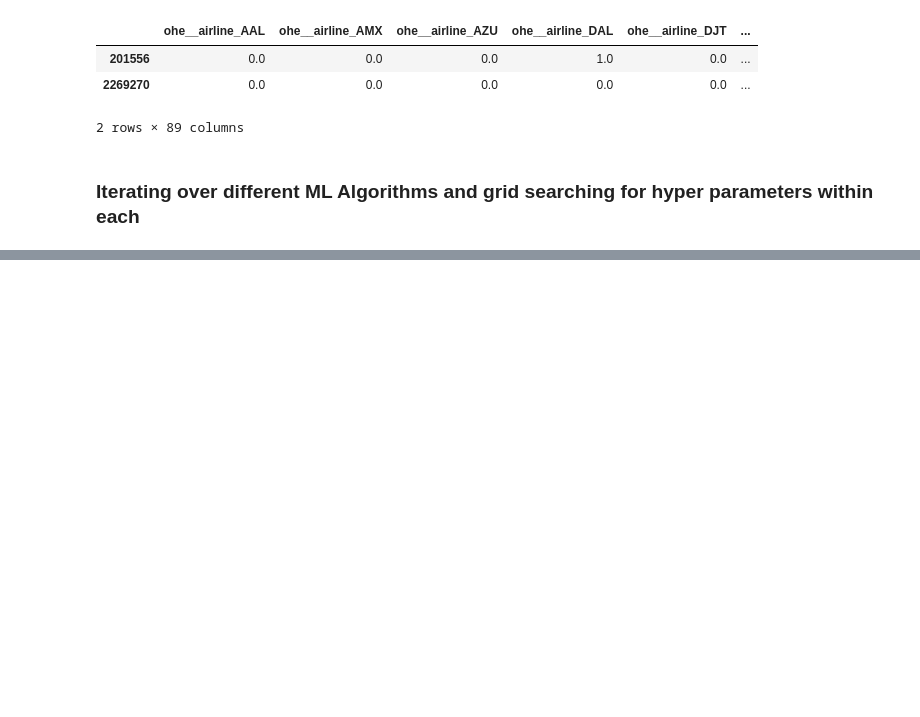
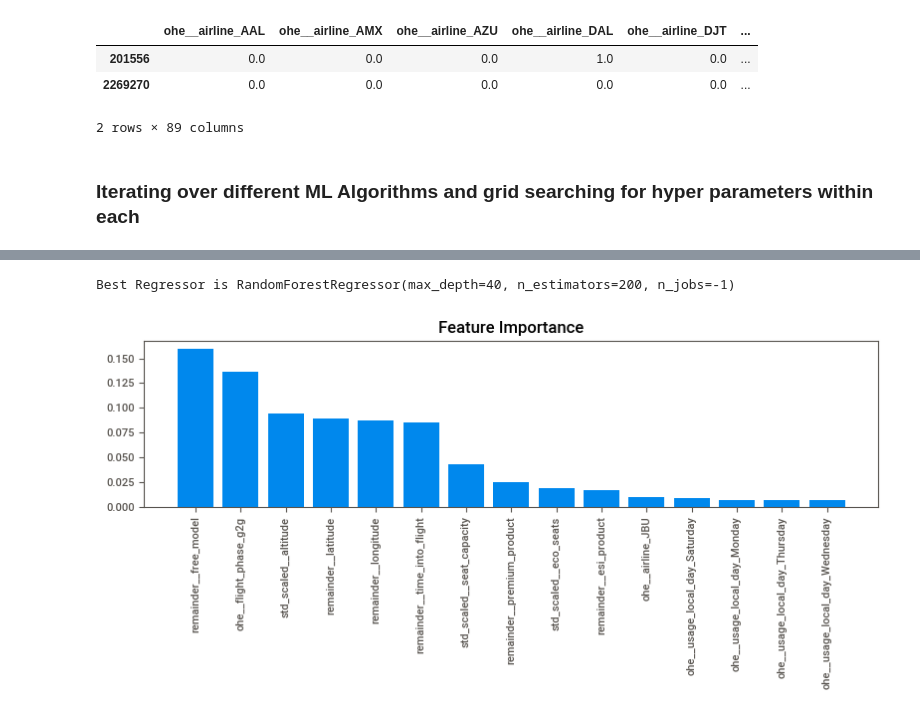
Before and after one commit to vulkenree/Machine-Learning-Projects, a Jupyter notebook: flight_usage_prediction/flight_internet_usage_prediction.ipynb, the cells around one changed output, grey strips where cells are left out. Cells and saved outputs as stored; diff of their text form; code cells hidden in the pictures; blank space fills up the shorter version.

```diff
--- a/flight_usage_prediction/flight_internet_usage_prediction.ipynb
+++ b/flight_usage_prediction/flight_internet_usage_prediction.ipynb
@@ -221,7 +220,7 @@ X_train, X_test, y_train, y_test = train_test_split(X, y, test_size=0.2, random_
 regressors = {
     'Linear Regression': (LinearRegression(), {}),
     'Ridge Regression': (Ridge(fit_intercept=False), {'alpha': [0.001, 0.01, 0.1, 1.0, 10.0, 100.0]}),
-    'Lasso Regression': (Lasso(), {'alpha': [0.00001,0.0001,0.001,0.01, 0.1, 1.0, 10.0, 100.0]}),
+    'Lasso Regression': (Lasso(tol=0.1), {'alpha': [0.00001,0.0001,0.001,0.01, 0.1, 1.0, 10.0, 100.0]}),
     'Random Forest Regressor': (RandomForestRegressor(n_jobs=-1), {'n_estimators': [ 50, 100, 200], 'max_depth': [5, 7, 10, 15, 20, 40]}),
     'AdaBoost Regressor': (AdaBoostRegressor(), {'n_estimators': [20, 50, 100, 200], 'learning_rate': [0.01, 0.1, 1 ,5]}),
     #'Support Vector Regressor': (SVR(), {'C': [1, 10], 'kernel': ['linear', 'rbf']})
@@ -230,7 +229,7 @@ regressors = {
 best_models = []
 # Perform grid search for each regressor
 for regressor_name, (regressor, param_grid) in regressors.items():
-    grid_search = GridSearchCV(regressor, param_grid, scoring='r2', cv=5, verbose=2)
+    grid_search = GridSearchCV(regressor, param_grid, scoring='r2', cv=5, verbose=0)
     grid_search.fit(X_train, y_train)
 
     # Get the best estimator and make predictions
@@ -298,13 +301,22 @@ array([5.51065049e-03, 1.56940018e-03, 5.53160294e-05, 6.04743137e-04,
 # %%
-# Sort feature importances in descending order
+# Understanding feature importance of the best regressor model
+
+print("Best Regressor is {}".format(best_models_dict['Random Forest Regressor']))
+
+importances = best_models_dict['Random Forest Regressor'].feature_importances_
+# Sort feature importances in descending order and picking top 15 features
 indices = np.argsort(importances)[::-1]
-sorted_importances = importances[indices]
-sorted_features = X_test.columns[indices]
+sorted_importances = importances[indices[:15]]
+sorted_features = X_test.columns[indices[:15]]
+
 
 # Plot the feature importances
 plt.figure(figsize=(8, 4))
 plt.title("Feature Importance")
-plt.bar(range(X_test.shape[1]), sorted_importances, align="center")
-plt.xticks(range(X_test.shape[1]), sorted_features, rotation=90)
+plt.bar(range(15), sorted_importances, align="center")
+plt.xticks(range(15), sorted_features, rotation=90)
 plt.tight_layout()
 plt.show()
+# %% [output]
+Best Regressor is RandomForestRegressor(max_depth=40, n_estimators=200, n_jobs=-1)
+[figure, added]
```
Also changed, not shown: parts of 10 cells of this notebook, 2 other files.
